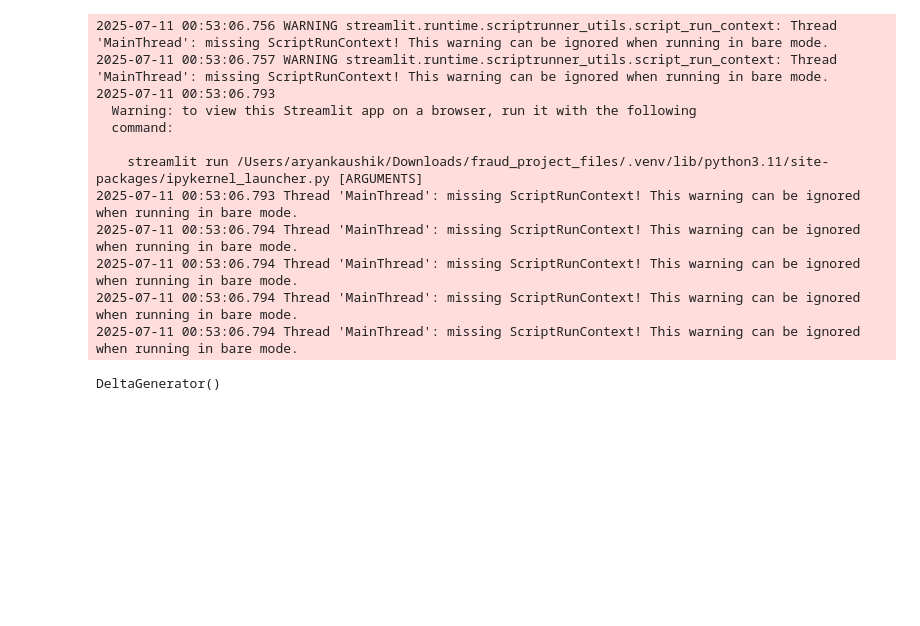
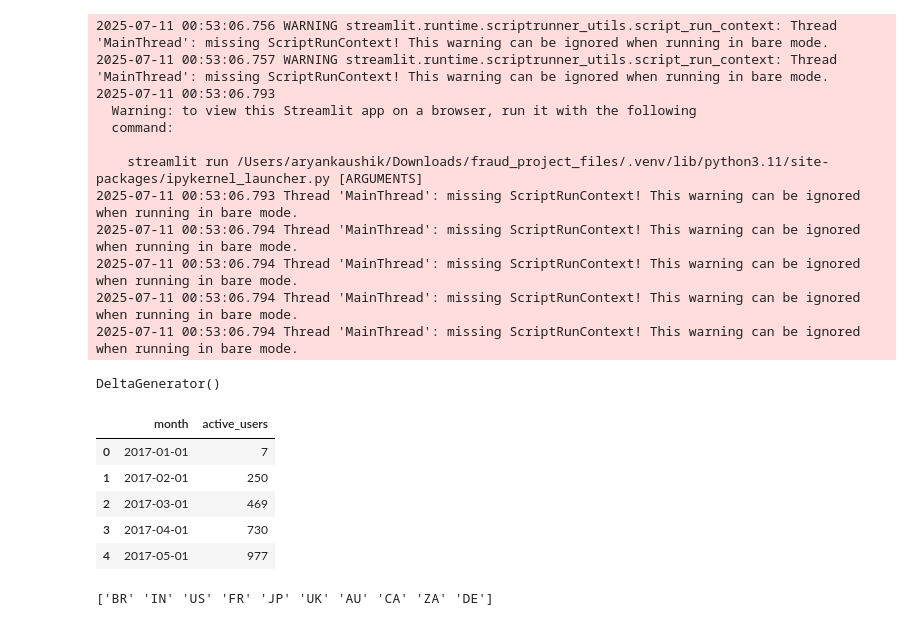
Before and after one commit to aryankaushik89/aryankaushik89.github.io, a Jupyter notebook: customer_analytics_ai/customer_churn_project.ipynb, the cells around one changed output. Saved outputs shown, nothing was run; the diff lists cells and outputs as text; code cells hidden in the pictures; blank space fills up the shorter version.

Commit message:
Add project README and requirements; update dashboard and churn analysis files

```diff
--- a/customer_analytics_ai/customer_churn_project.ipynb
+++ b/customer_analytics_ai/customer_churn_project.ipynb
@@ -1606,3 +1606,42 @@ This dashboard detects outliers, summarizes business opportunities, and recommen
 2025-07-11 00:53:06.794 Thread 'MainThread': missing ScriptRunContext! This warning can be ignored when running in bare mode.
 2025-07-11 00:53:06.794 Thread 'MainThread': missing ScriptRunContext! This warning can be ignored when running in bare mode.
 DeltaGenerator()
+# %%
+import pandas as pd
+import numpy as np
+
+df['signup_date'] = pd.to_datetime(df['signup_date'])
+
+# --- Generate a safe churn_date for churned users ---
+if 'churn_date' not in df.columns:
+    np.random.seed(42)
+    churn_dates = []
+    for i, row in df.iterrows():
+        if row['churned'] == 1:
+            # churn must happen at least 30 days after signup, max tenure
+            max_days = max(31, int(row['tenure_months'] * 30) + 1)
+            churn_offset = np.random.randint(30, max_days)
+            churn_dates.append(row['signup_date'] + pd.Timedelta(days=churn_offset))
+        else:
+            churn_dates.append(pd.NaT)
+    df['churn_date'] = pd.to_datetime(churn_dates)
+
+# --- Generate MAU (Monthly Active Users) timeseries from signup/churn ---
+date_range = pd.date_range(df['signup_date'].min(), df['signup_date'].max(), freq='MS')
+mau = []
+for d in date_range:
+    active = df[
+        (df['signup_date'] <= d) &
+        ((df['churn_date'].isna()) | (df['churn_date'] > d))
+    ]
+    mau.append({'month': d, 'active_users': len(active)})
+
+mau_df = pd.DataFrame(mau)
+display(mau_df.head())
+# %% [output]
+|  | month | active_users |
+| 0 | 2017-01-01 | 7 |
+| 1 | 2017-02-01 | 250 |
+| 2 | 2017-03-01 | 469 |
+| 3 | 2017-04-01 | 730 |
+| 4 | 2017-05-01 | 977 |
@@ -1608,0 +1661,4 @@ DeltaGenerator()
+# %%
+print(df['country'].unique())
+# %% [output]
+['BR' 'IN' 'US' 'FR' 'JP' 'UK' 'AU' 'CA' 'ZA' 'DE']
```
Also changed, not shown: parts of 1 cell of this notebook, 7 other files.
